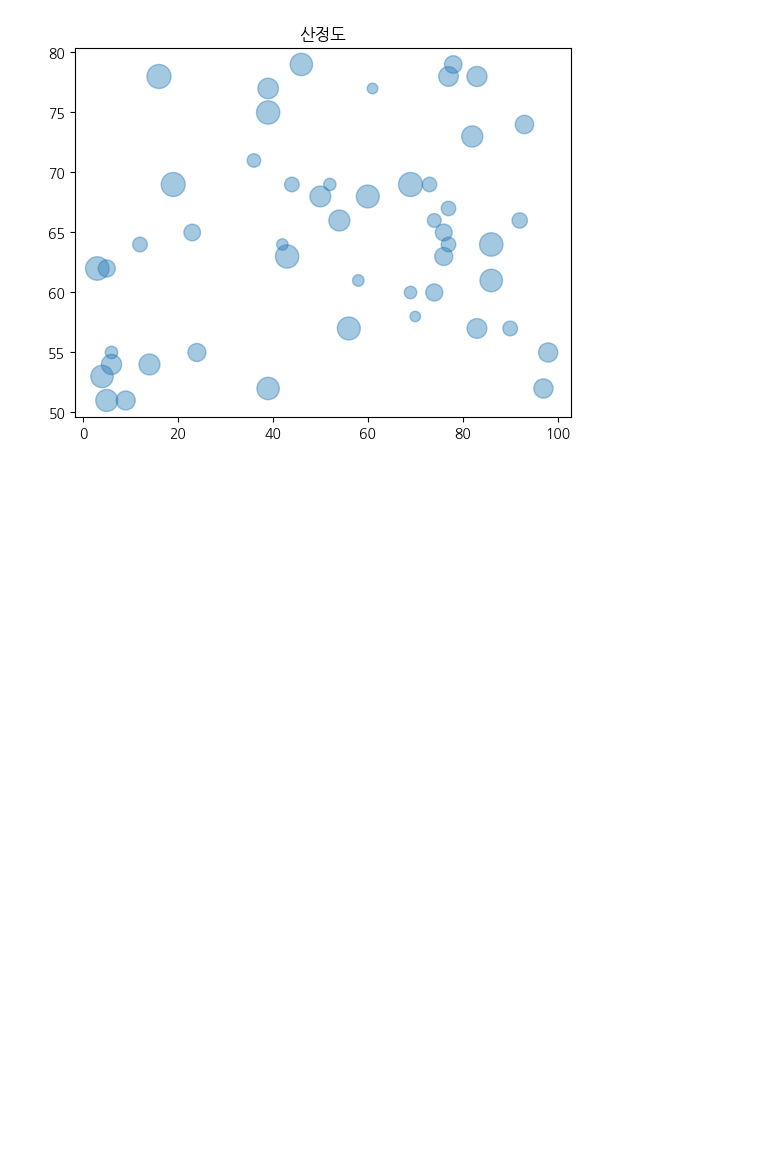
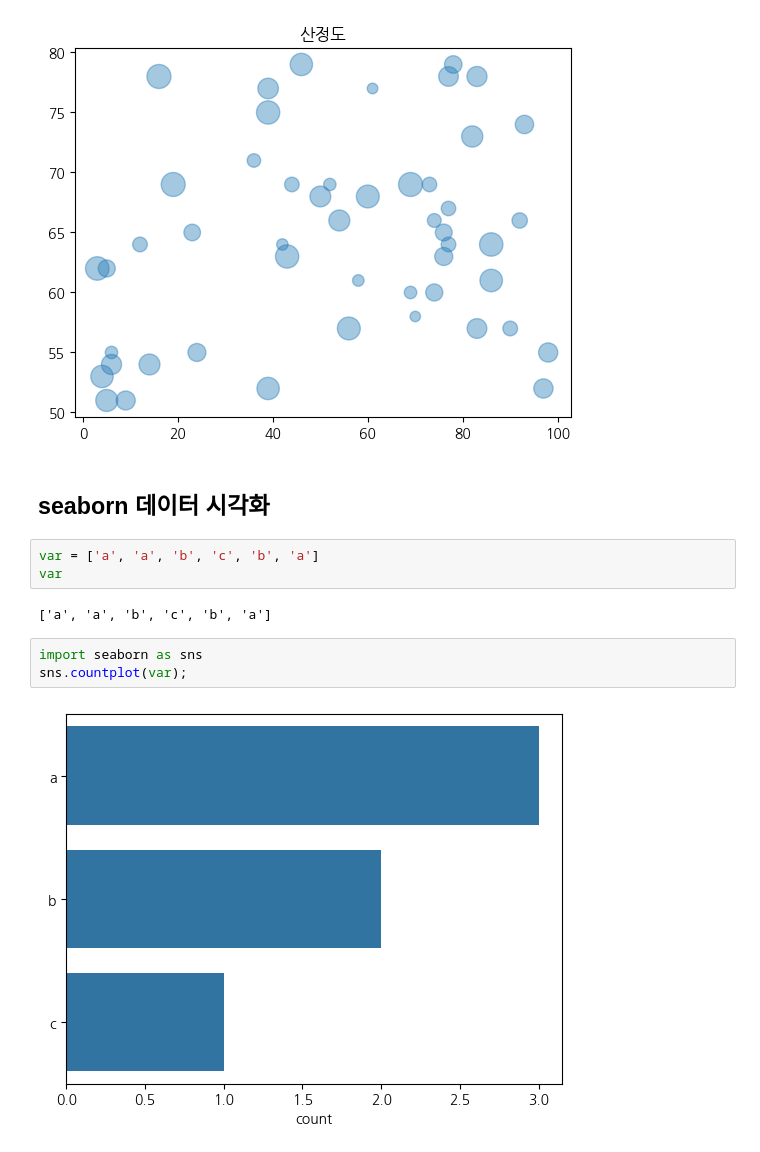
Before and after one commit to ompang222/2024-1-my-BDA, a Jupyter notebook: inclass/01w_0312_tue_bigdata_basic.ipynb, the cells around one changed output. Saved outputs shown, nothing was run; the diff lists cells and outputs as text; blank space fills up the shorter version.

```diff
--- a/inclass/01w_0312_tue_bigdata_basic.ipynb
+++ b/inclass/01w_0312_tue_bigdata_basic.ipynb
@@ -79,3 +79,15 @@ plt.scatter(x, y, s=s, alpha=.4)
 plt.title('산정도');
 # %% [output]
 [figure]
+# %% [markdown]
+## seaborn 데이터 시각화
+# %%
+var = ['a', 'a', 'b', 'c', 'b', 'a']
+var
+# %% [output]
+['a', 'a', 'b', 'c', 'b', 'a']
+# %%
+import seaborn as sns
+sns.countplot(var);
+# %% [output]
+[figure, added]
```
Also changed, not shown: parts of 4 cells of this notebook.
